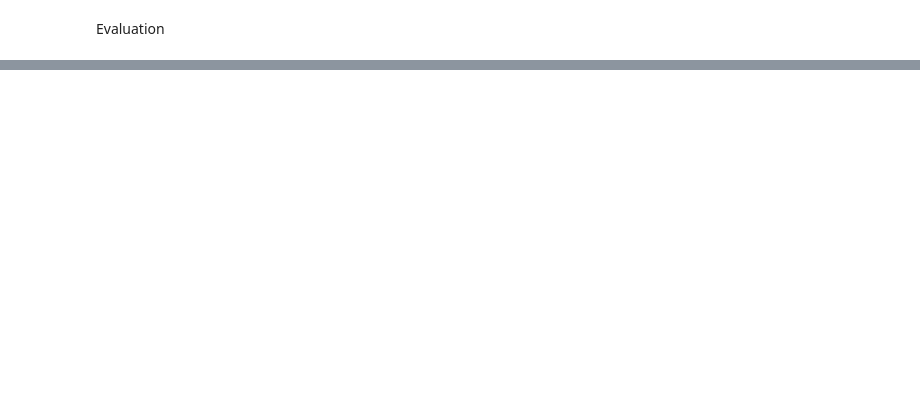
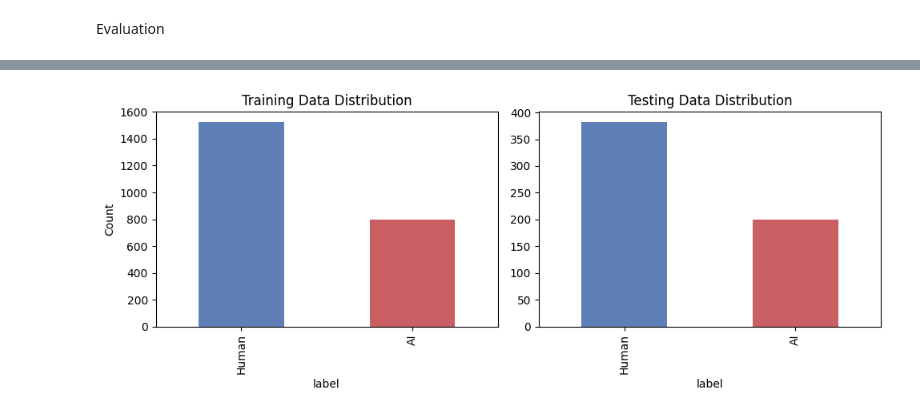
Before and after one commit to ayiii-a/Detecting-LLM-Generated-Social-Media-Accounts-Using-Semantic-and-Textual, a Jupyter notebook: transformer_RoBERTa_with_Stylometrics.ipynb, the cells around one changed output, grey strips where cells are left out. Cells and saved outputs as stored; diff of their text form; code cells hidden in the pictures; blank space fills up the shorter version.

Commit message:
Add BotSim-24 and re_performed training and evaluation

```diff
--- a/transformer_RoBERTa_with_Stylometrics.ipynb
+++ b/transformer_RoBERTa_with_Stylometrics.ipynb
@@ -327,0 +377,92 @@ weighted avg       0.91      0.90      0.90      2558
+# %%
+import pandas as pd
+import json
+import matplotlib.pyplot as plt
+import seaborn as sns
+from sklearn.model_selection import train_test_split
+
+print("Start loading BotSim-24 data...")
+
+# 1. Load the Users metadata
+users_df = pd.read_csv('./data/Users.csv')
+
+# According to the BotSim-24 README, the dataset is ordered:
+# First 1,907 are human (0), last 1,000 are bots (1)
+labels = [0] * 1907 + [1] * 1000
+
+# Safety check in case your CSV size varies slightly
+if len(users_df) == len(labels):
+    users_df['label'] = labels
+else:
+    # Fallback: if it's not exactly 2907, we'll try to guess based on 'character_setting'
+    # since only bot accounts contain this information.
+    users_df['label'] = users_df['character_setting'].notna().astype(int)
+
+# 2. Load the JSON data containing texts
+with open('./data/user_post_comment.json', 'r') as f:
+    posts_data = json.load(f)
+
+# 3. Extract the textual sequence T = {t1, t2, ..., tn} for each user
+dataset = []
+for idx, row in users_df.iterrows():
+    user_id = row['user_id']
+    label = row['label']
+
+    if user_id in posts_data:
+        user_content = posts_data[user_id]
+        texts = []
+
+        # Extract submissions (posts)
+        if 'posts' in user_content:
+            for p in user_content['posts']:
+                if 'posts' in p and pd.notna(p['posts']):
+                    texts.append(str(p['posts']))
+
+        # Extract level 1 comments
+        if 'comment_1' in user_content:
+            for c in user_content['comment_1']:
+                if 'comment_body' in c and pd.notna(c['comment_body']):
+                    texts.append(str(c['comment_body']))
+
+        # Extract level 2 comments
+        if 'comment_2' in user_content:
+            for c in user_content['comment_2']:
+                if 'comment_body' in c and pd.notna(c['comment_body']):
+                    texts.append(str(c['comment_body']))
+
+        # Join all texts into a single sequence for this user separated by spaces
+        full_text = " ".join(texts)
+
+        # Only add to dataset if the user actually has text
+        if len(full_text.strip()) > 0:
+            dataset.append({'Text': full_text, 'label': label})
+
+# 4. Create the final DataFrame
+df = pd.DataFrame(dataset)
+
+# 5. Split into train and test (stratified to maintain the Human/Bot ratio)
+train_df, test_df = train_test_split(df, test_size=0.2, random_state=42, stratify=df['label'])
+
+# Extract arrays for the Tokenizer & DataLoader cell
+X_train, y_train = train_df['Text'].values, train_df['label'].values
+X_test, y_test = test_df['Text'].values, test_df['label'].values
+
+print(f"Train size: {len(X_train)} | Test size: {len(X_test)}")
+
+# VISUALIZATION: Data Distribution
+fig, axes = plt.subplots(1, 2, figsize=(10, 4))
+
+# train plot
+train_counts = train_df['label'].value_counts().rename(index={0: 'Human', 1: 'AI'})
+train_counts.plot(kind='bar', ax=axes[0], color=['#4C72B0', '#C44E52'], alpha=0.9)
+axes[0].set_title('Training Data Distribution')
+axes[0].set_ylabel('Count')
+
+# test plot
+test_counts = test_df['label'].value_counts().rename(index={0: 'Human', 1: 'AI'})
+test_counts.plot(kind='bar', ax=axes[1], color=['#4C72B0', '#C44E52'], alpha=0.9)
+axes[1].set_title('Testing Data Distribution')
+
+plt.tight_layout()
+plt.show()
+# %% [output]
@@ -327,0 +471 @@ weighted avg       0.91      0.90      0.90      2558
+[figure, added]
```
Also changed, not shown: parts of 16 cells of this notebook, 2 other files.
